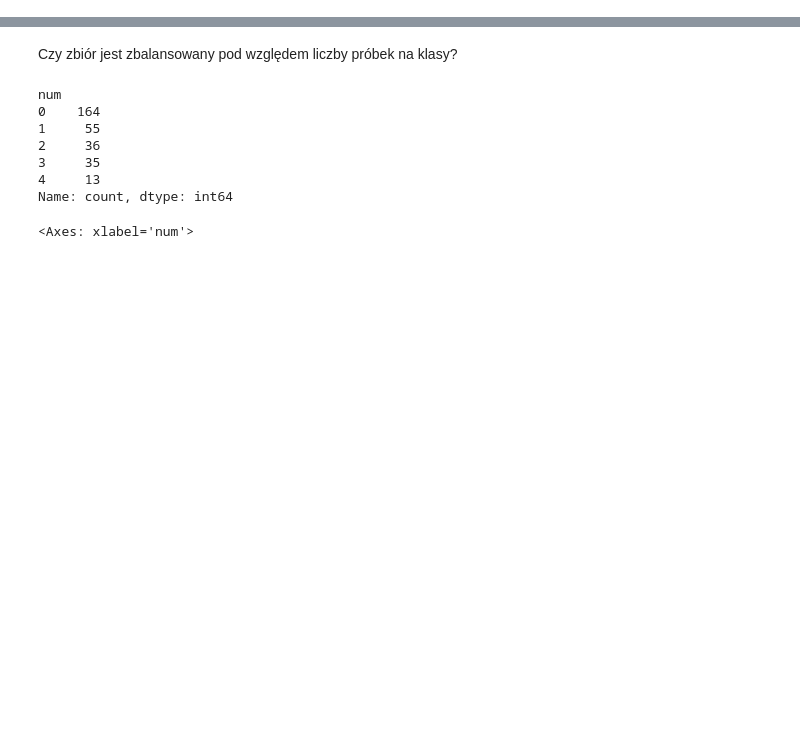
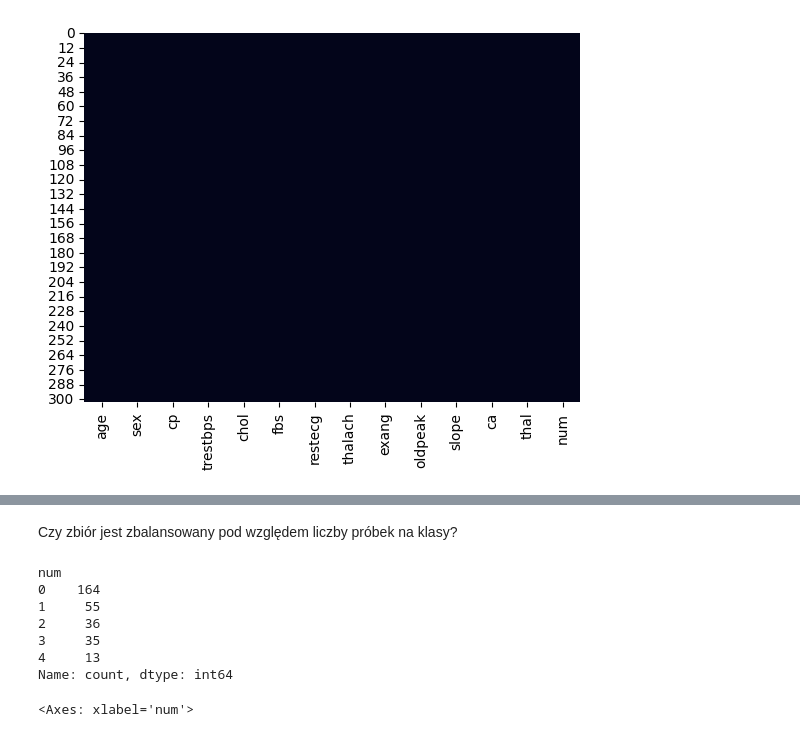
Before and after one commit to Filipstrozik/NeuralNetworks, a Jupyter notebook: CW1/data_exploration.ipynb, the cells around one changed output, grey strips where cells are left out. Saved outputs shown, nothing was run; the diff lists cells and outputs as text; code cells hidden in the pictures; blank space fills up the shorter version.

```diff
--- a/CW1/data_exploration.ipynb
+++ b/CW1/data_exploration.ipynb
@@ -86,0 +145,5 @@ df.describe()
+# %%
+sns.heatmap(df.isnull(), cbar=False)
+plt.show()
+# %% [output]
+[figure, added]
```
Also changed, not shown: parts of 33 cells of this notebook.
